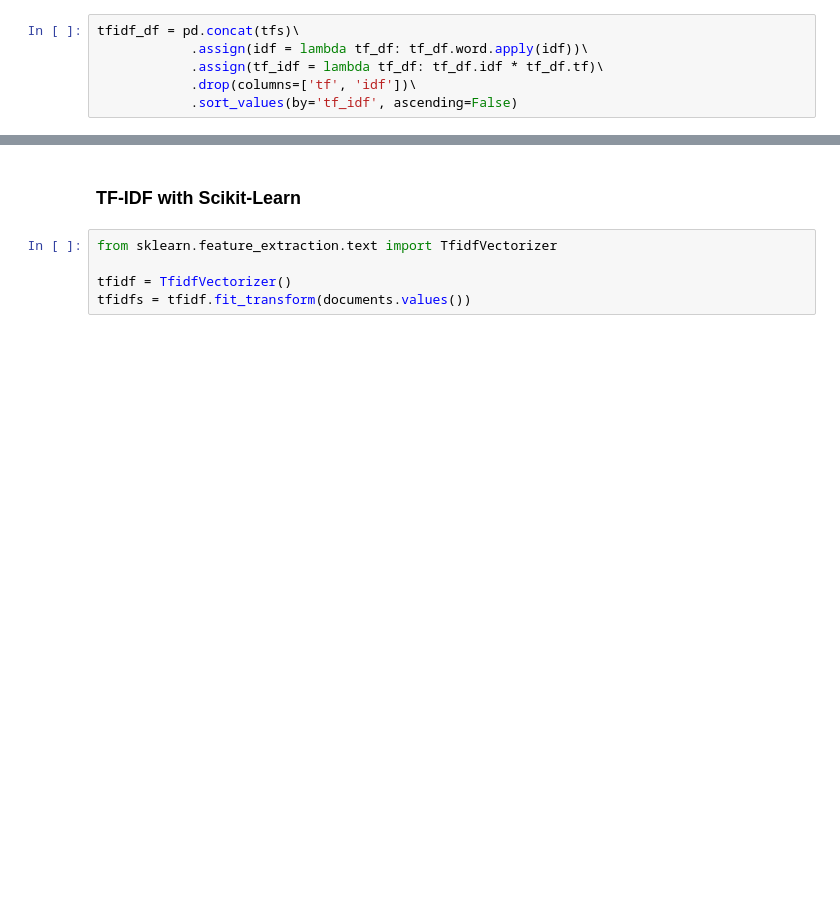
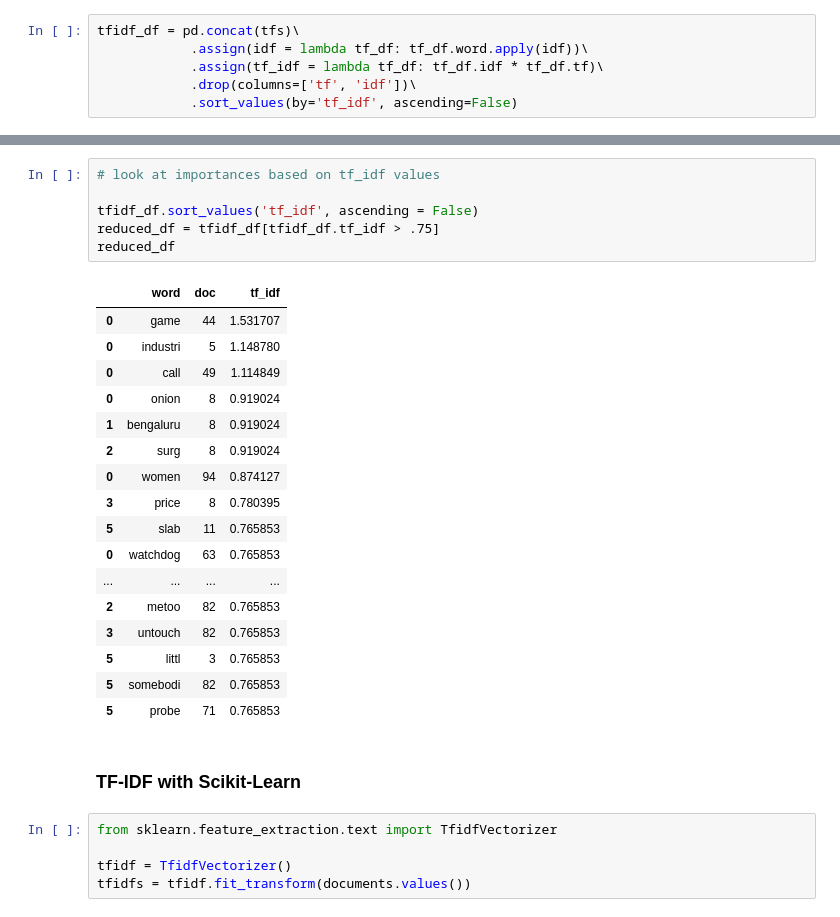
Before and after one commit to CodeupClassroom/bayes-methodologies-exercises, a Jupyter notebook: nlp/model.ipynb, the cells around one changed output, grey strips where cells are left out. Drawn from its saved outputs; the diff is of its cells as text; blank space fills up the shorter version.

```diff
--- a/nlp/model.ipynb
+++ b/nlp/model.ipynb
@@ -560,3 +507,27 @@ tfidf_df.head()
+# %%
+# look at importances based on tf_idf values
+
+tfidf_df.sort_values('tf_idf', ascending = False)
+reduced_df = tfidf_df[tfidf_df.tf_idf > .75]
+reduced_df
+# %% [output]
+|  | word | doc | tf_idf |
+| 0 | game | 44 | 1.531707 |
+| 0 | industri | 5 | 1.148780 |
+| 0 | call | 49 | 1.114849 |
+| 0 | onion | 8 | 0.919024 |
+| 1 | bengaluru | 8 | 0.919024 |
+| 2 | surg | 8 | 0.919024 |
+| 0 | women | 94 | 0.874127 |
+| 3 | price | 8 | 0.780395 |
+| 5 | slab | 11 | 0.765853 |
+| 0 | watchdog | 63 | 0.765853 |
+| ... | ... | ... | ... |
+| 2 | metoo | 82 | 0.765853 |
+| 3 | untouch | 82 | 0.765853 |
+| 5 | littl | 3 | 0.765853 |
+| 5 | somebodi | 82 | 0.765853 |
+| 5 | probe | 71 | 0.765853 |
 # %% [markdown]
 ### TF-IDF with Scikit-Learn
 # %%
```
Also changed, not shown: parts of 42 cells of this notebook.
